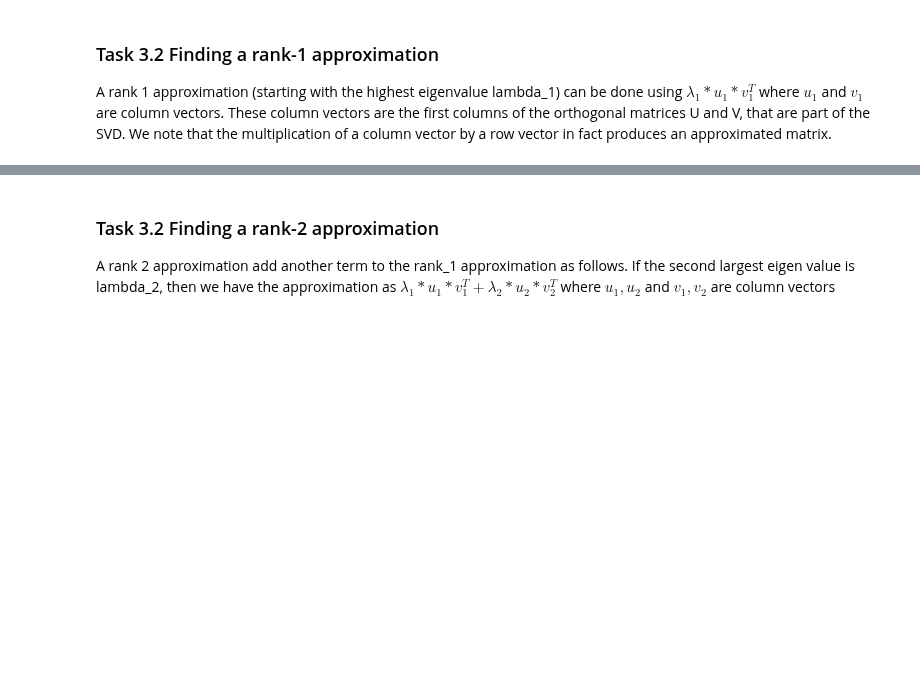
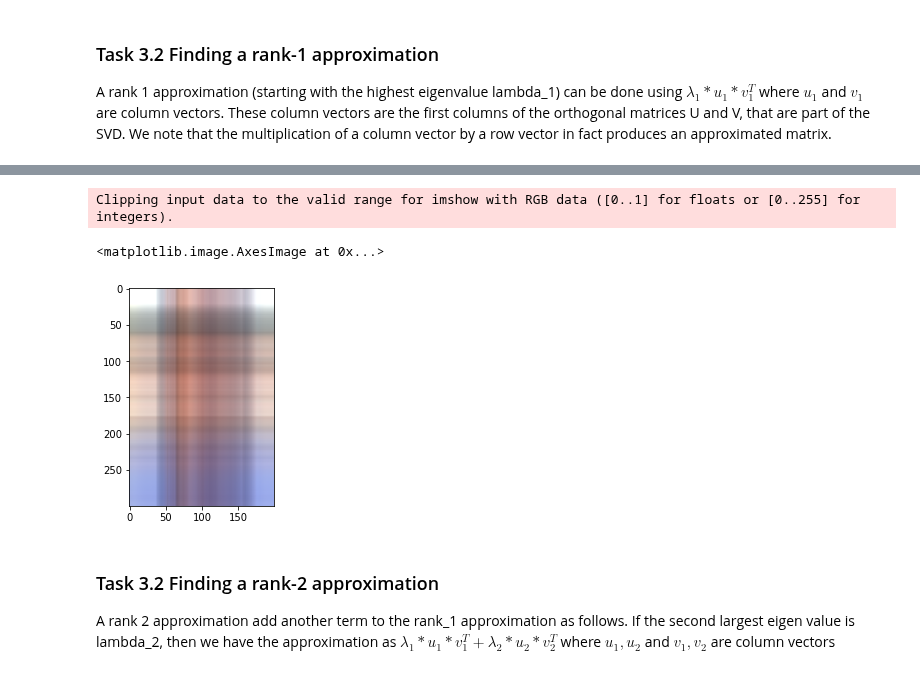
Before and after one commit to aarif-razak/cs439Work, a Jupyter notebook: Lab5/02_ahr58_Lab5.ipynb, the cells around one changed output, grey strips where cells are left out. Cells and saved outputs as stored; diff of their text form; code cells hidden in the pictures; blank space fills up the shorter version.

```diff
--- a/Lab5/02_ahr58_Lab5.ipynb
+++ b/Lab5/02_ahr58_Lab5.ipynb
@@ -223,11 +223,25 @@ Prior to applying SVD to our image matrix, we need to transform the individual 3
 # create three 2D matrices (int type) each for colors, R, G, B. Be sure to match the
 # dimensions of the image matrix
 
-R =
-G =
-B =
+#using guna photo
+
+dims  = img.shape
+
+R = np.zeros((dims[0], dims[1]),int)
+G = np.zeros((dims[0], dims[1]),int)
+B = np.zeros((dims[0], dims[1]),int)
+
+#R =
+#G =
+#B =
 
 # copy the corresponding values from 3D image matrix
+
+#break into components
+for i in range(dims[0]):
+    R[i,:] = img[i,:,0]
+    G[i,:] = img[i,:,1]
+    B[i,:] = img[i,:,2]
 
 
 
@@ -260,9 +274,9 @@ Find the singular value decomposition of matrices R, G, B. List the singular val
 # %%
 # BEGIN SOLUTION
 from scipy import linalg
-UR, sR, VhR =
-UG, sG, VhG =
-UB, sB, VhB =
+UR, sR, VhR = linalg.svd(R)
+UG, sG, VhG = linalg.svd(G)
+UB, sB, VhB = linalg.svd(B)
 
 # END SOLUTION
 print(sR, sG, sB)
@@ -300,3 +305,25 @@ Clipping input data to the valid range for imshow with RGB data ([0..1] for floa
+# %%
+## Find the rank-1 approximation and show the image generated by it.
+## BEGIN SOLUTION
+
+rank1_R = UR[:,0].reshape(len(UR[:,0]),1) * sR[0] * VhR[0,:]
+rank1_G = UG[:,0].reshape(len(UG[:,0]),1) * sG[0] * VhG[0,:]
+rank1_B = UB[:,0].reshape(len(UB[:,0]),1) * sB[0] * VhB[0,:] #get rank1 components
+
+rank1_app = np.zeros(dims,int) #same dimentions as original image
+
+for i in range(dims[0]):
+    rank1_app[i,:,0] = rank1_R[i,:]
+    rank1_app[i,:,1] = rank1_G[i,:]
+    rank1_app[i,:,2] = rank1_B[i,:]
+
+plt.imshow(rank1_app)
+
+## END SOLUTION
+# %% [output]
+Clipping input data to the valid range for imshow with RGB data ([0..1] for floats or [0..255] for integers).
+<matplotlib.image.AxesImage at 0x...>
+[figure, added]
 # %% [markdown]
 ### Task 3.2 Finding a rank-2 approximation
 A rank 2 approximation add another term to the rank_1 approximation as follows. If the second largest eigen value is lambda_2, then we have the approximation as  $\lambda_{1}*u_1*v_1^T + \lambda_{2}*u_2*v_2^T$ where $u_1, u_2$ and $v_1, v_2$ are column vectors
```
Also changed, not shown: parts of 6 cells of this notebook.
